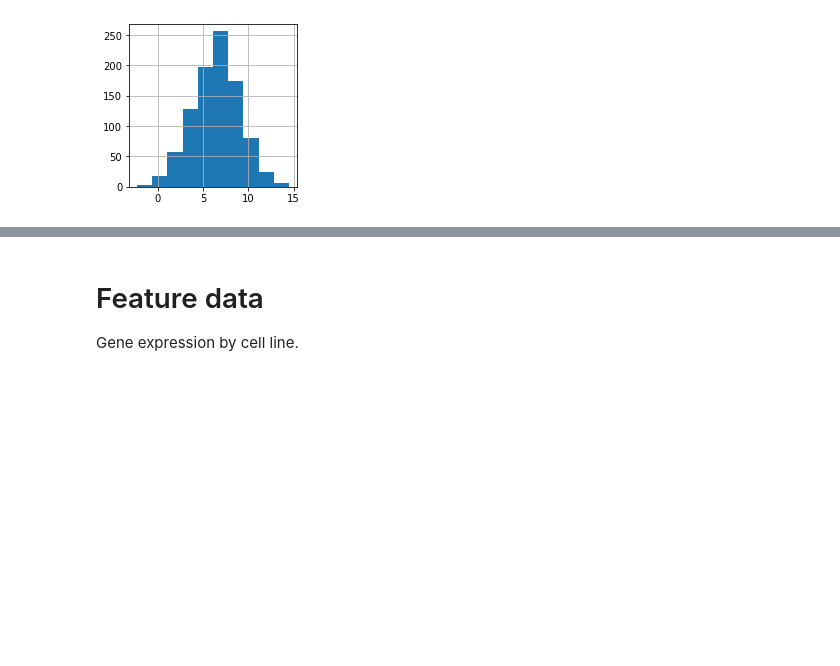
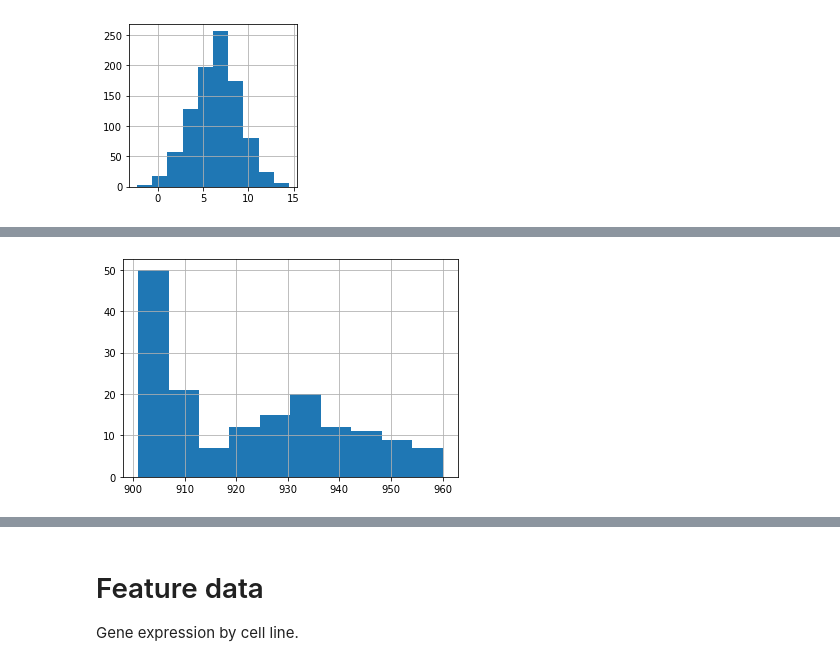
Before and after one commit to dykstrajustin/StartML, a Jupyter notebook: data_prep.ipynb, the cells around one changed output, grey strips where cells are left out. Cells and saved outputs as stored; diff of their text form; code cells hidden in the pictures; blank space fills up the shorter version.

```diff
--- a/data_prep.ipynb
+++ b/data_prep.ipynb
@@ -110,3 +152,7 @@ gdsc_df_log2[at_least_500].to_hdf('gdsc_log2_ic50.h5', key='df', mode='w')
+# %%
+gdsc_df_log2.count().hist();
+# %% [output]
+[figure, added]
 # %%
 fig = plt.figure(figsize=(16, 16))
 ax = fig.add_subplot(111)
```
Also changed, not shown: parts of 42 cells of this notebook.
